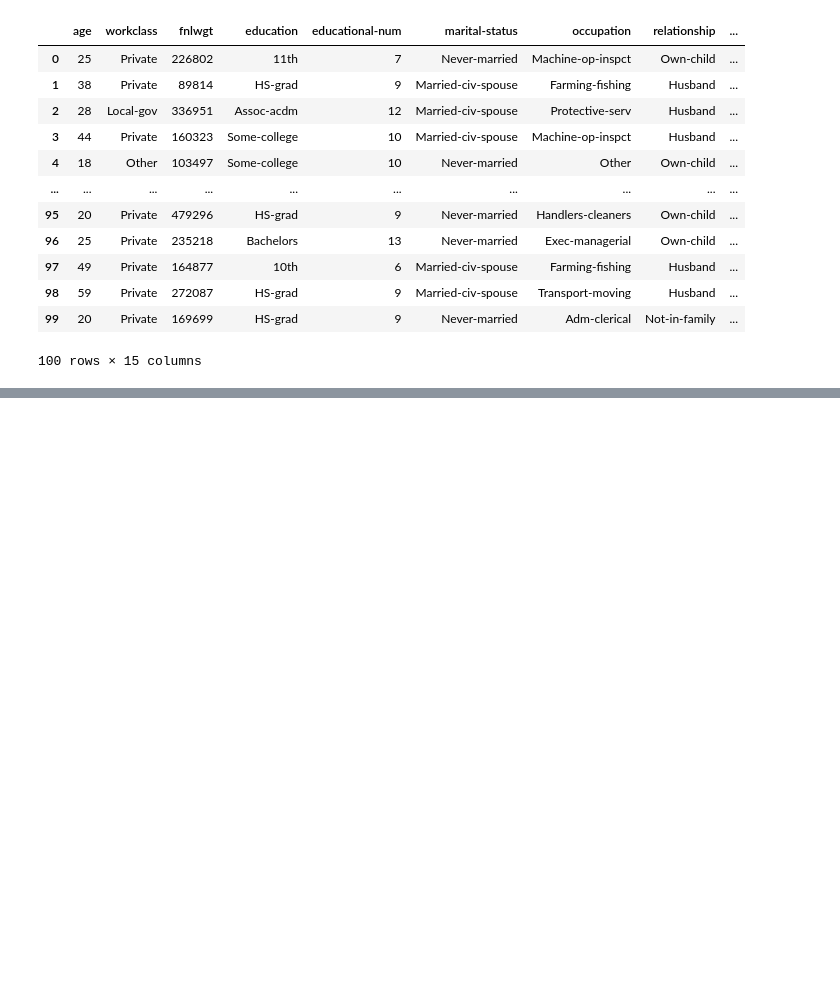
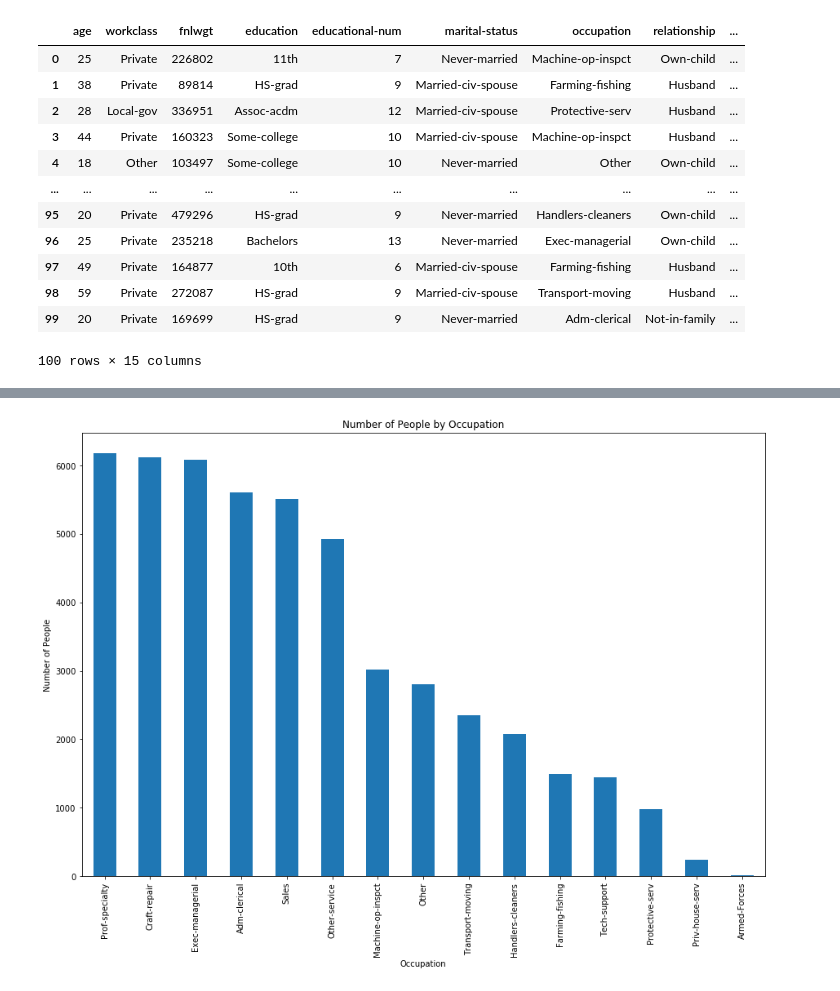
Before and after one commit to rahulgolani/Web-Application-To-Consume-Prediction-Models, a Jupyter notebook: Univariate Analysis Of Adult Data Set.ipynb, the cells around one changed output, grey strips where cells are left out. Drawn from its saved outputs; the diff is of its cells as text; code cells hidden in the pictures; blank space fills up the shorter version.

```diff
--- a/Univariate Analysis Of Adult Data Set.ipynb
+++ b/Univariate Analysis Of Adult Data Set.ipynb
@@ -249,0 +411,3 @@ df.to_csv('adult.csv',index=False)
+# %%
+#changing the type of occupation from object to categorical
+occupation=df['occupation'].astype('category')
@@ -249,0 +503,9 @@ df.to_csv('adult.csv',index=False)
+# %%
+fig,ax=plt.subplots()
+occupation.value_counts().plot(ax=ax,kind='bar',figsize=(15,10))
+plt.title("Number of People by Occupation")
+plt.xlabel("Occupation")
+plt.ylabel("Number of People")
+plt.show()
+# %% [output]
+[figure, added]
```
Also changed, not shown: parts of 21 cells of this notebook.
